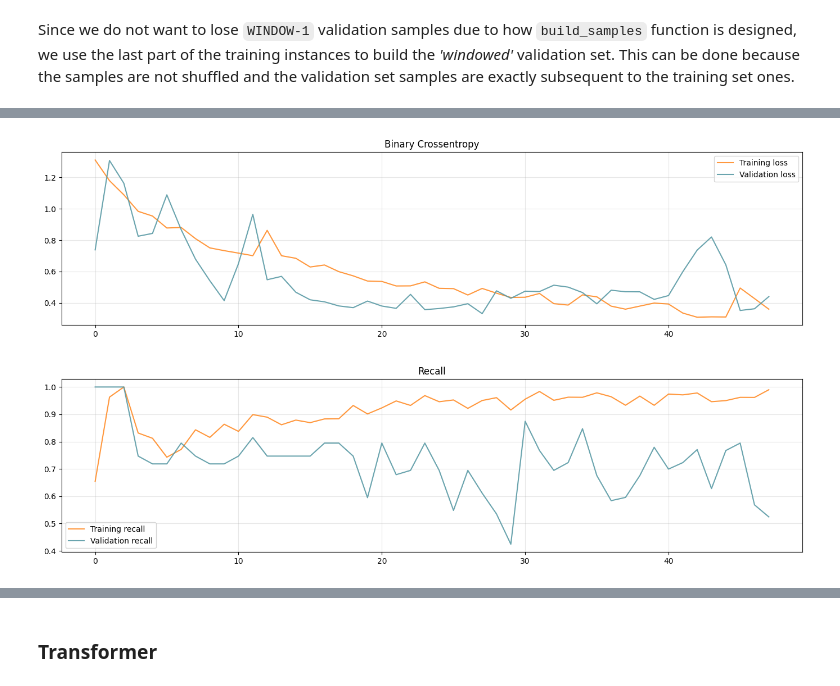
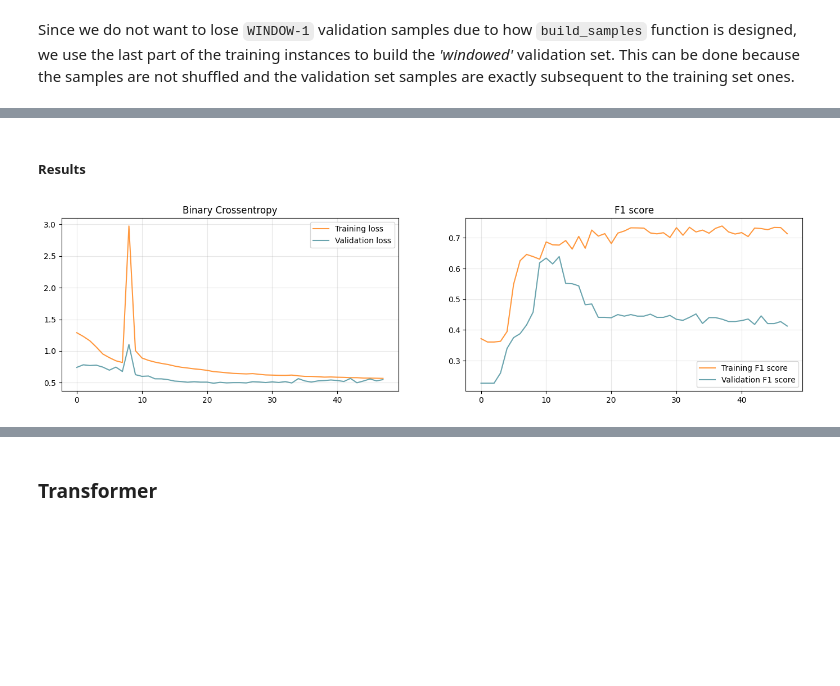
Before and after one commit to venturellimatteo/fintech-projects, a Jupyter notebook: 3 - Anomaly Detection/AnomalyDetection.ipynb, the cells around one changed output, grey strips where cells are left out. Drawn from its saved outputs; the diff is of its cells as text; code cells hidden in the pictures; blank space fills up the shorter version.

```diff
--- a/3 - Anomaly Detection/AnomalyDetection.ipynb
+++ b/3 - Anomaly Detection/AnomalyDetection.ipynb
@@ -435,15 +452,16 @@ def build_LSTM(input_shape):
 
     input_layer = tfkl.Input(shape=input_shape, name='Input')
 
-    LSTM1 = tfkl.LSTM(units=32, activation='relu', return_sequences=True)(input_layer)
-    LSTM2 = tfkl.LSTM(units=16, activation='relu', return_sequences=True)(LSTM1)
-    LSTM3 = tfkl.LSTM(units=8, activation='relu', return_sequences=False)(LSTM2)
-    dense = tfkl.Dense(units=64, activation='relu')(LSTM3)
-    output_layer = tfkl.Dense(units=1, activation='sigmoid')(dense)
+    LSTM1 = tfkl.LSTM(units=8, activation='relu', return_sequences=True, name='LSTM1')(input_layer)
+    LSTM2 = tfkl.LSTM(units=4, activation='relu', return_sequences=False, name='LSTM2')(LSTM1)
+    # dropout1 = tfkl.Dropout(0.3, name='dropout1')(LSTM2)
+    dense = tfkl.Dense(units=32, activation='relu', name='classifier')(LSTM2)
+    # dropout2 = tfkl.Dropout(0.3, name='dropout2')(dense)
+    output_layer = tfkl.Dense(units=1, activation='sigmoid', name='output')(dense)
 
     model = tfk.Model(inputs=input_layer, outputs=output_layer, name='model')
 
-    model.compile(loss=tfk.losses.BinaryCrossentropy(), optimizer=tfk.optimizers.legacy.Adam(), metrics=[recall])
+    model.compile(loss=tfk.losses.BinaryCrossentropy(), optimizer=tfk.optimizers.legacy.Adam(), metrics=[recall, f1score])
 
     return model
 # %%
@@ -472,16 +494,16 @@ _________________________________________________________________
 epochs = 100
 batch_size = 32
 
-callbacks = [tfk.callbacks.EarlyStopping(monitor='val_loss', mode='min', patience=20, restore_best_weights=True)]
+callbacks = [tfk.callbacks.EarlyStopping(monitor='f1score', mode='max', patience=10, restore_best_weights=True)]
 x_train_window, y_train_window = shuffle(x_train_window, y_train_window, random_state = seed)
-x_test_window, y_test_window = shuffle(x_test_window, y_test_window, random_state = seed)
+x_val_window, y_val_window = shuffle(x_val_window, y_val_window, random_state = seed)
 
 history = model.fit(
     x = x_train_window,
     y = y_train_window,
     epochs = epochs,
     batch_size = batch_size,
-    validation_data = (x_test_window, y_test_window),
+    validation_data = (x_val_window, y_val_window),
     callbacks = callbacks,
     class_weight = {0:1, 1:5}
 ).history
@@ -506,20 +555,19 @@ Epoch 48/100
+# %% [markdown]
+##### Results
 # %%
 best_epoch = np.argmax(history['val_recall'])
-plt.figure(figsize=(17,4))
-plt.plot(history['loss'], label='Training loss', alpha=.8, color='#ff7f0e')
-plt.plot(history['val_loss'], label='Validation loss', alpha=.9, color='#5a9aa5')
-plt.title('Binary Crossentropy')
-plt.legend()
-plt.grid(alpha=.3)
-plt.show()
+fig, axes = plt.subplots(1, 2, figsize=(17,4))
 
-plt.figure(figsize=(17,4))
-plt.plot(history['recall'], label='Training recall', alpha=.8, color='#ff7f0e')
-plt.plot(history['val_recall'], label='Validation recall', alpha=.9, color='#5a9aa5')
-plt.title('Recall')
-plt.legend()
-plt.grid(alpha=.3)
-plt.show()
+axes[0].plot(history['loss'], label='Training loss', alpha=.8, color='#ff7f0e')
+axes[0].plot(history['val_loss'], label='Validation loss', alpha=.9, color='#5a9aa5')
+axes[0].set_title('Binary Crossentropy')
+axes[0].legend()
+axes[0].grid(alpha=.3)
+
+axes[1].plot(history['f1score'], label='Training F1 score', alpha=.8, color='#ff7f0e')
+axes[1].plot(history['val_f1score'], label='Validation F1 score', alpha=.9, color='#5a9aa5')
+axes[1].set_title('F1 score')
+axes[1].legend()
+axes[1].grid(alpha=.3)
 # %% [output]
-[figure, old version]
+[figure, new version]
-[figure, removed]
```
Also changed, not shown: parts of 17 cells of this notebook, 1 other file.
